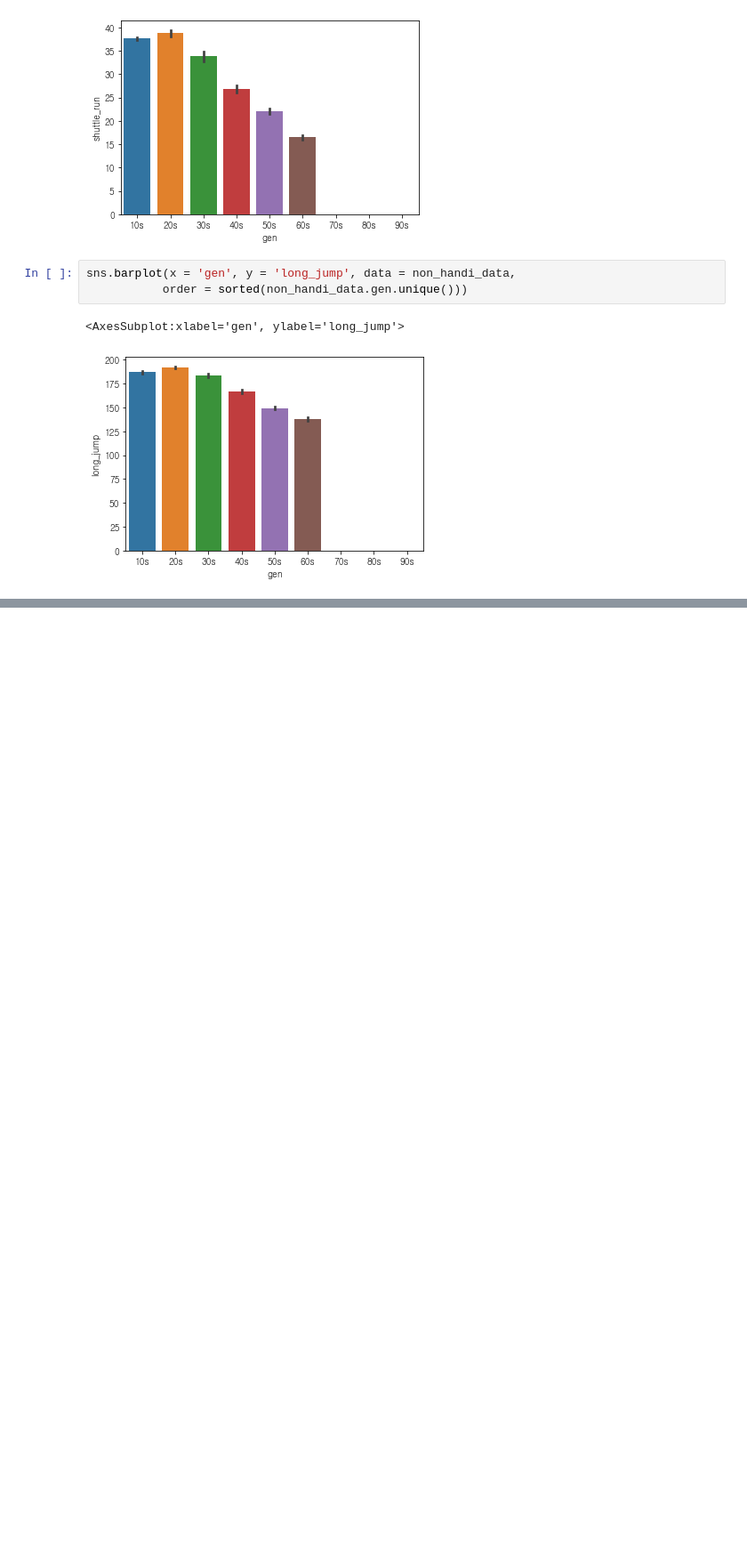
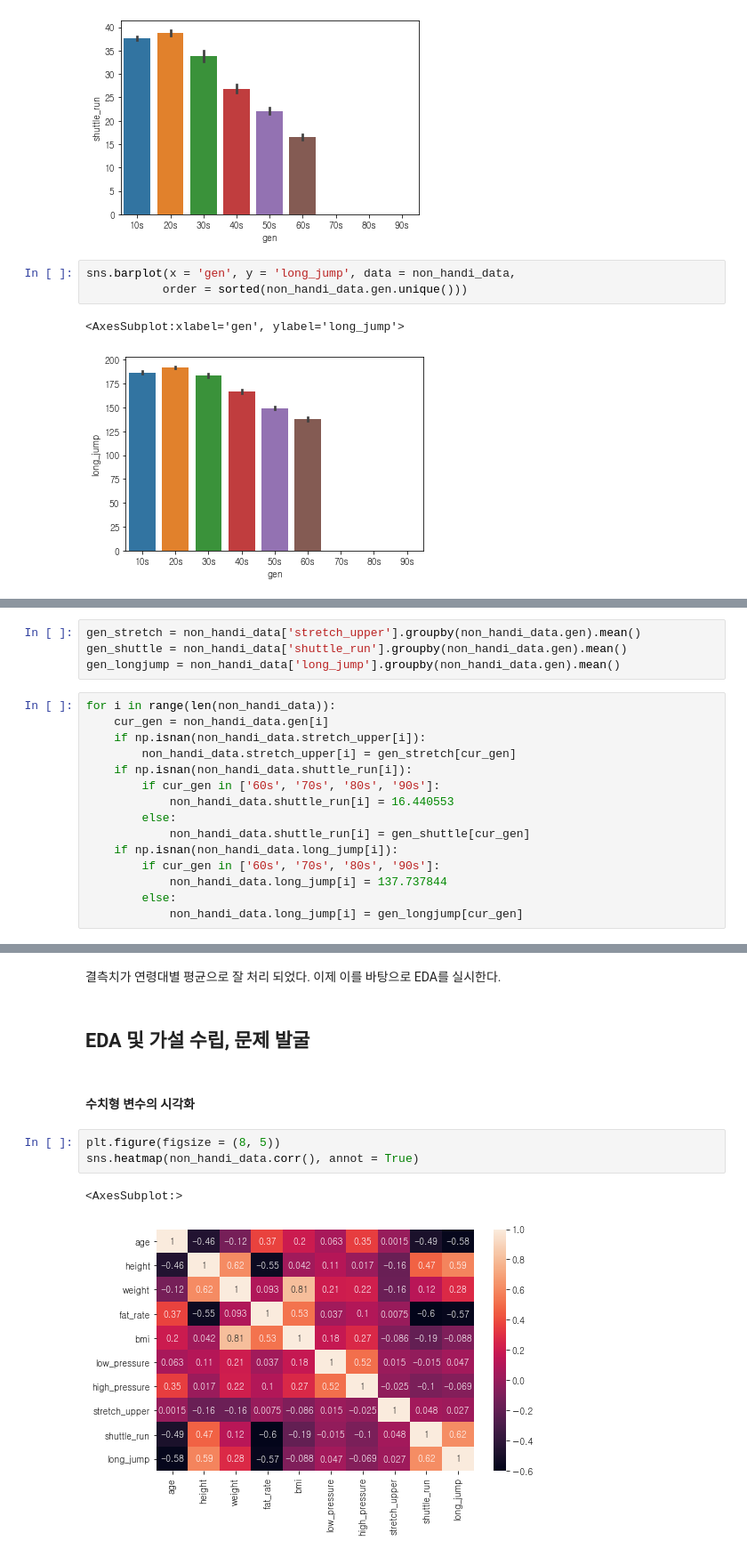
Before and after one commit to SeongwonTak/Data_projects, a Jupyter notebook: Physical_fitness_project/Physical_fitness_project.ipynb, the cells around one changed output, grey strips where cells are left out. Shown: that part at 89% size. Drawn from its saved outputs; the diff is of its cells as text; blank space fills up the shorter version.

```diff
--- a/Physical_fitness_project/Physical_fitness_project.ipynb
+++ b/Physical_fitness_project/Physical_fitness_project.ipynb
@@ -770,0 +823,19 @@ sns.barplot(x = 'gen', y = 'long_jump', data = non_handi_data,
+# %%
+gen_stretch = non_handi_data['stretch_upper'].groupby(non_handi_data.gen).mean()
+gen_shuttle = non_handi_data['shuttle_run'].groupby(non_handi_data.gen).mean()
+gen_longjump = non_handi_data['long_jump'].groupby(non_handi_data.gen).mean()
+# %%
+for i in range(len(non_handi_data)):
+    cur_gen = non_handi_data.gen[i]
+    if np.isnan(non_handi_data.stretch_upper[i]):
+        non_handi_data.stretch_upper[i] = gen_stretch[cur_gen]
+    if np.isnan(non_handi_data.shuttle_run[i]):
+        if cur_gen in ['60s', '70s', '80s', '90s']:
+            non_handi_data.shuttle_run[i] = 16.440553
+        else:
+            non_handi_data.shuttle_run[i] = gen_shuttle[cur_gen]
+    if np.isnan(non_handi_data.long_jump[i]):
+        if cur_gen in ['60s', '70s', '80s', '90s']:
+            non_handi_data.long_jump[i] = 137.737844
+        else:
+            non_handi_data.long_jump[i] = gen_longjump[cur_gen]
@@ -770,0 +879,12 @@ sns.barplot(x = 'gen', y = 'long_jump', data = non_handi_data,
+# %% [markdown]
+결측치가 연령대별 평균으로 잘 처리 되었다. 이제 이를 바탕으로 EDA를 실시한다.
+# %% [markdown]
+## EDA 및 가설 수립, 문제 발굴
+# %% [markdown]
+#### 수치형 변수의 시각화
+# %%
+plt.figure(figsize = (8, 5))
+sns.heatmap(non_handi_data.corr(), annot = True)
+# %% [output]
+<AxesSubplot:>
+[figure, added]
```
Also changed, not shown: parts of 64 cells of this notebook.
